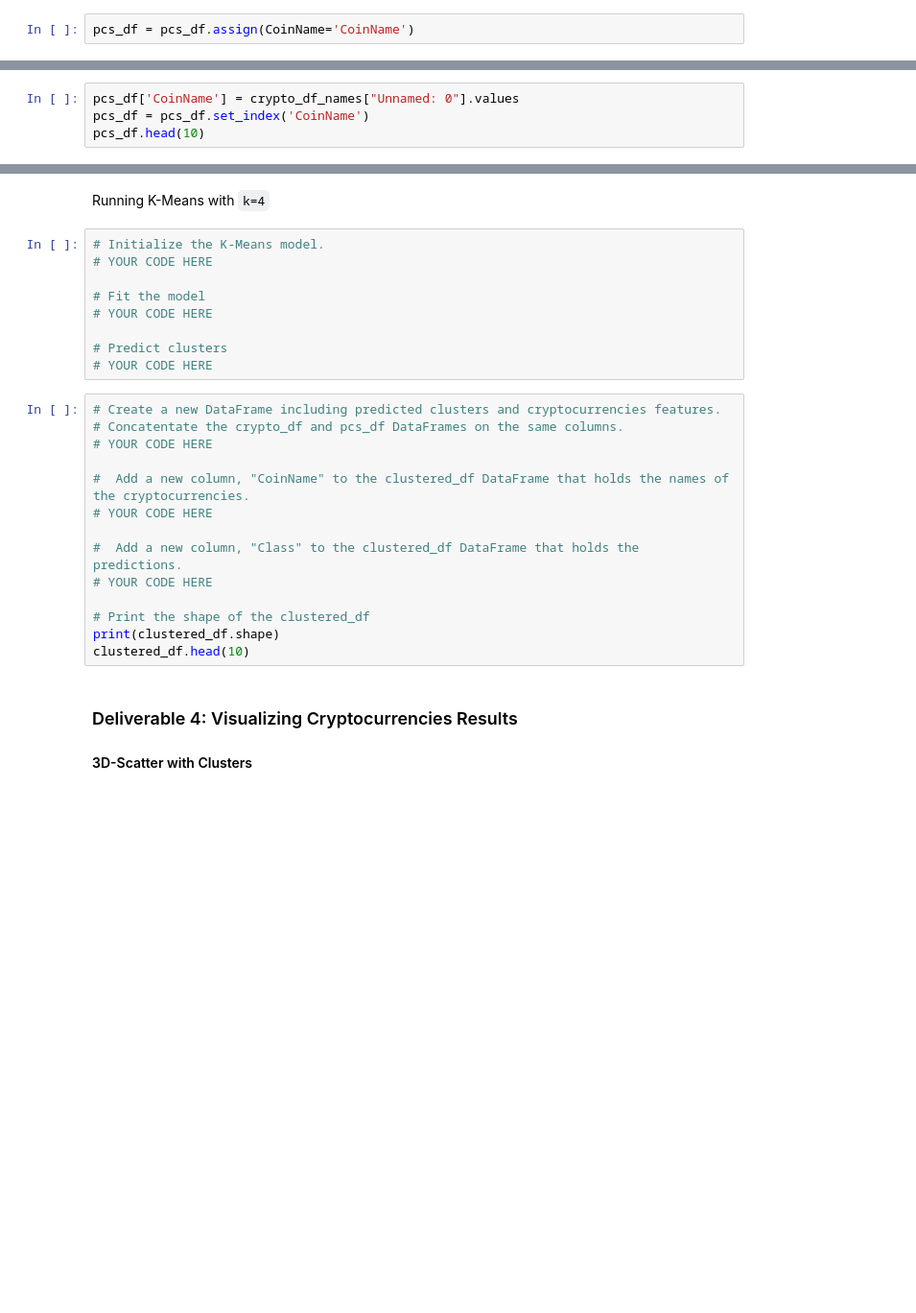
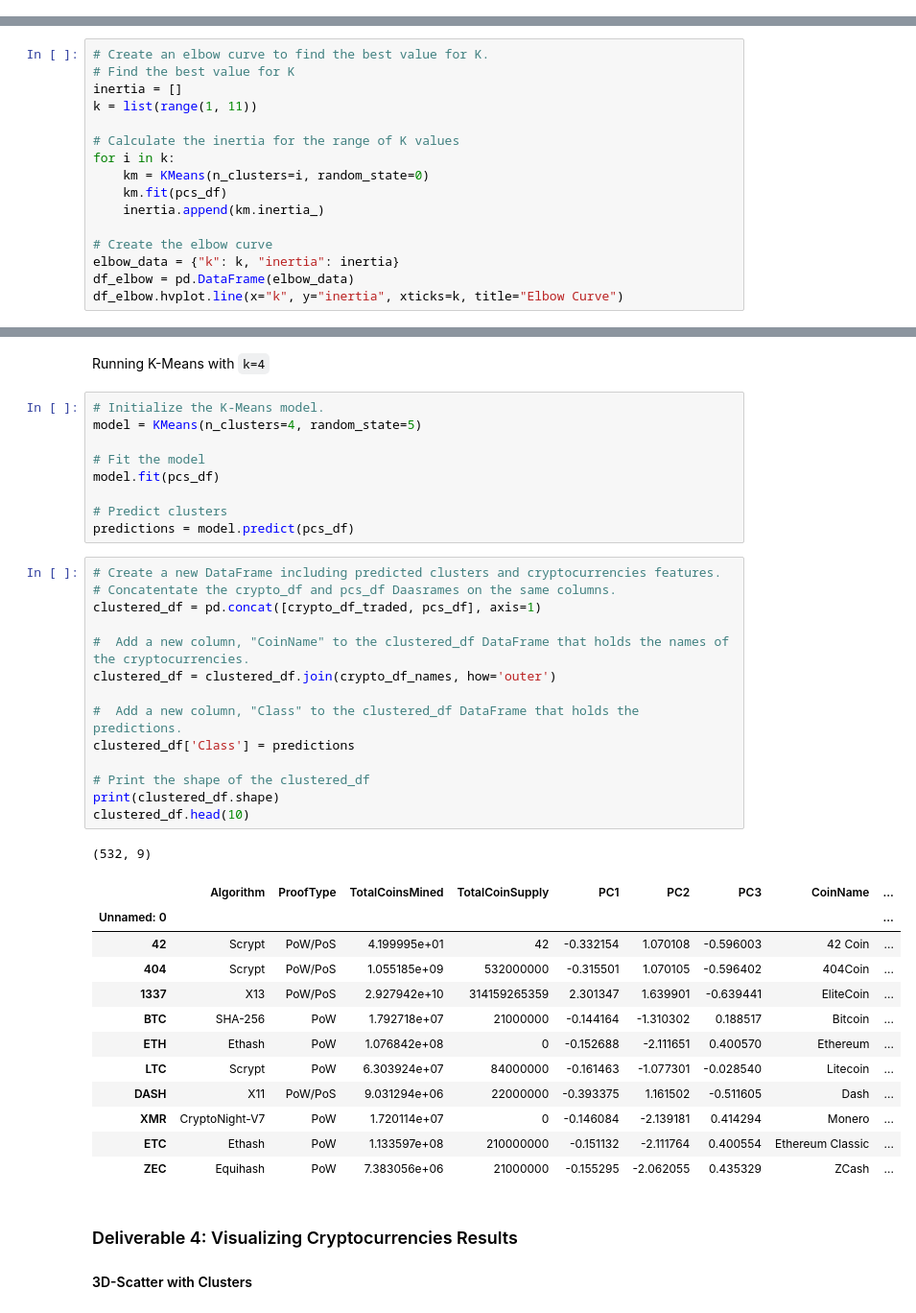
Before and after one commit to crabrandoom/Cryptocurrencies, a Jupyter notebook: crypto_clustering.ipynb, the cells around one changed output, grey strips where cells are left out. Shown at 96% size. Drawn from its saved outputs; the diff is of its cells as text; blank space fills up the shorter version.

```diff
--- a/crypto_clustering.ipynb
+++ b/crypto_clustering.ipynb
@@ -68,4 +68,2 @@ pcs_df = pd.DataFrame(data = X_pca, columns=["PC1","PC2","PC3"])
-# %%
-pcs_df = pcs_df.assign(CoinName='CoinName')
 # %%
 pcs_df
@@ -86,4 +69,0 @@ pcs_df
-# %%
-pcs_df['CoinName'] = crypto_df_names["Unnamed: 0"].values
-pcs_df = pcs_df.set_index('CoinName')
-pcs_df.head(10)
@@ -109,0 +74,16 @@ pcs_df.head(10)
+# %%
+# Create an elbow curve to find the best value for K.
+# Find the best value for K
+inertia = []
+k = list(range(1, 11))
+
+# Calculate the inertia for the range of K values
+for i in k:
+    km = KMeans(n_clusters=i, random_state=0)
+    km.fit(pcs_df)
+    inertia.append(km.inertia_)
+
+# Create the elbow curve
+elbow_data = {"k": k, "inertia": inertia}
+df_elbow = pd.DataFrame(elbow_data)
+df_elbow.hvplot.line(x="k", y="inertia", xticks=k, title="Elbow Curve")
@@ -111,27 +93,41 @@ pcs_df.head(10)
 Running K-Means with `k=4`
 # %%
 # Initialize the K-Means model.
-# YOUR CODE HERE
+model = KMeans(n_clusters=4, random_state=5)
 
 # Fit the model
-# YOUR CODE HERE
+model.fit(pcs_df)
 
 # Predict clusters
-# YOUR CODE HERE
+predictions = model.predict(pcs_df)
 # %%
 # Create a new DataFrame including predicted clusters and cryptocurrencies features.
-# Concatentate the crypto_df and pcs_df DataFrames on the same columns.
-# YOUR CODE HERE
+# Concatentate the crypto_df and pcs_df Daasrames on the same columns.
+clustered_df = pd.concat([crypto_df_traded, pcs_df], axis=1)
 
 #  Add a new column, "CoinName" to the clustered_df DataFrame that holds the names of the cryptocurrencies.
-# YOUR CODE HERE
+clustered_df = clustered_df.join(crypto_df_names, how='outer')
 
 #  Add a new column, "Class" to the clustered_df DataFrame that holds the predictions.
-# YOUR CODE HERE
+clustered_df['Class'] = predictions
 
 # Print the shape of the clustered_df
 print(clustered_df.shape)
 clustered_df.head(10)
+# %% [output]
+(532, 9)
+|  | Algorithm | ProofType | TotalCoinsMined | TotalCoinSupply | PC1 | PC2 | PC3 | CoinName | ... |
+| Unnamed: 0 |  |  |  |  |  |  |  |  | ... |
+| 42 | Scrypt | PoW/PoS | 4.199995e+01 | 42 | -0.332154 | 1.070108 | -0.596003 | 42 Coin | ... |
+| 404 | Scrypt | PoW/PoS | 1.055185e+09 | 532000000 | -0.315501 | 1.070105 | -0.596402 | 404Coin | ... |
+| 1337 | X13 | PoW/PoS | 2.927942e+10 | 314159265359 | 2.301347 | 1.639901 | -0.639441 | EliteCoin | ... |
+| BTC | SHA-256 | PoW | 1.792718e+07 | 21000000 | -0.144164 | -1.310302 | 0.188517 | Bitcoin | ... |
+| ETH | Ethash | PoW | 1.076842e+08 | 0 | -0.152688 | -2.111651 | 0.400570 | Ethereum | ... |
+| LTC | Scrypt | PoW | 6.303924e+07 | 84000000 | -0.161463 | -1.077301 | -0.028540 | Litecoin | ... |
+| DASH | X11 | PoW/PoS | 9.031294e+06 | 22000000 | -0.393375 | 1.161502 | -0.511605 | Dash | ... |
+| XMR | CryptoNight-V7 | PoW | 1.720114e+07 | 0 | -0.146084 | -2.139181 | 0.414294 | Monero | ... |
+| ETC | Ethash | PoW | 1.133597e+08 | 210000000 | -0.151132 | -2.111764 | 0.400554 | Ethereum Classic | ... |
+| ZEC | Equihash | PoW | 7.383056e+06 | 21000000 | -0.155295 | -2.062055 | 0.435329 | ZCash | ... |
 # %% [markdown]
 ### Deliverable 4: Visualizing Cryptocurrencies Results
 
```
Also changed, not shown: parts of 17 cells of this notebook.
